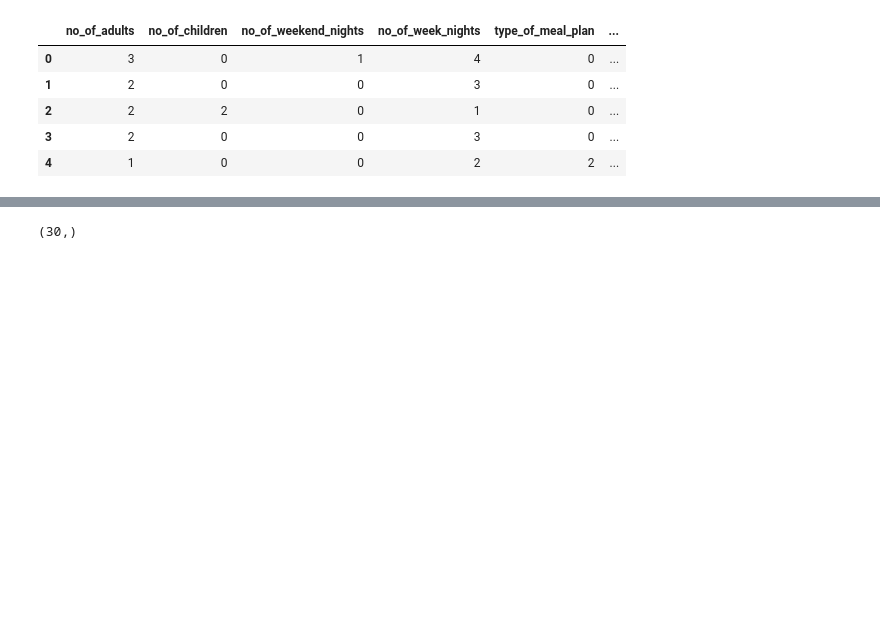
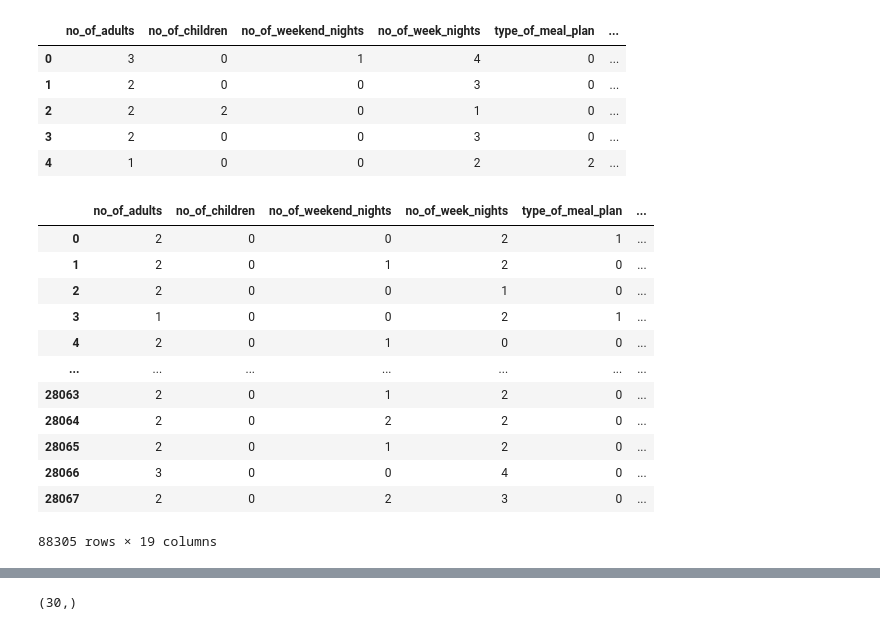
Before and after one commit to usernamesato/kaggle-PS-S3E7, a Jupyter notebook: [PS_S3E7,_2023]_EDA_and_Submission.ipynb, the cells around one changed output, grey strips where cells are left out. Drawn from its saved outputs; the diff is of its cells as text; code cells hidden in the pictures; blank space fills up the shorter version.

```diff
--- a/[PS_S3E7,_2023]_EDA_and_Submission.ipynb
+++ b/[PS_S3E7,_2023]_EDA_and_Submission.ipynb
@@ -433,3 +433,31 @@ test.head()
 train = pd.read_csv('kaggle/input/playground-series-s3e7/train.csv').drop(columns='id')
 test = pd.read_csv('kaggle/input/playground-series-s3e7/test.csv').drop(columns='id')
 origin = pd.read_csv('kaggle/input/reservation-cancellation-prediction/train__dataset.csv')
+# %%
+train_df = train.copy()
+test_df = test.copy()
+addition_data = origin.copy()
+
+train_df['is_generated'] = 1
+test_df['is_generated'] = 1
+addition_data['is_generated'] = 0
+# %%
+train_df = pd.concat([train_df, addition_data], axis=0, ignore_index=True)
+# %%
+df = pd.concat([train_df, test_df], axis=0)
+#df = df.drop('id', axis=1)
+df
+# %% [output]
+|  | no_of_adults | no_of_children | no_of_weekend_nights | no_of_week_nights | type_of_meal_plan | ... |
+| 0 | 2 | 0 | 0 | 2 | 1 | ... |
+| 1 | 2 | 0 | 1 | 2 | 0 | ... |
+| 2 | 2 | 0 | 0 | 1 | 0 | ... |
+| 3 | 1 | 0 | 0 | 2 | 1 | ... |
+| 4 | 2 | 0 | 1 | 0 | 0 | ... |
+| ... | ... | ... | ... | ... | ... | ... |
+| 28063 | 2 | 0 | 1 | 2 | 0 | ... |
+| 28064 | 2 | 0 | 2 | 2 | 0 | ... |
+| 28065 | 2 | 0 | 1 | 2 | 0 | ... |
+| 28066 | 3 | 0 | 0 | 4 | 0 | ... |
+| 28067 | 2 | 0 | 2 | 3 | 0 | ... |
+88305 rows × 19 columns
```
Also changed, not shown: parts of 15 cells of this notebook.
